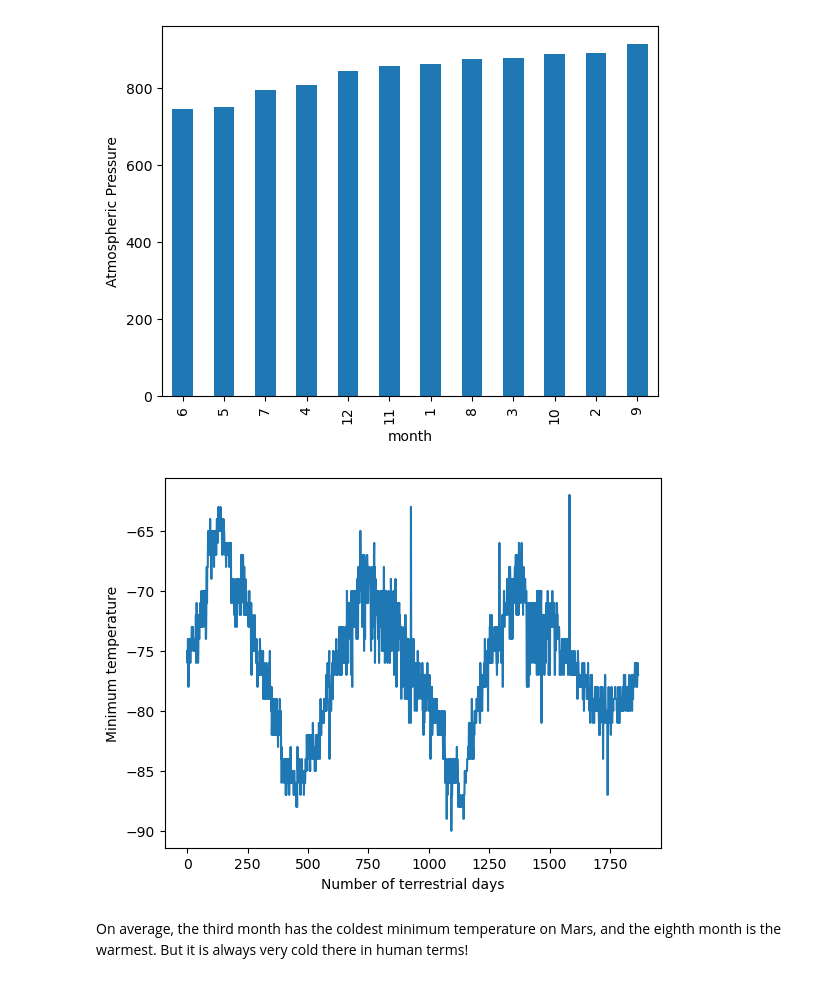
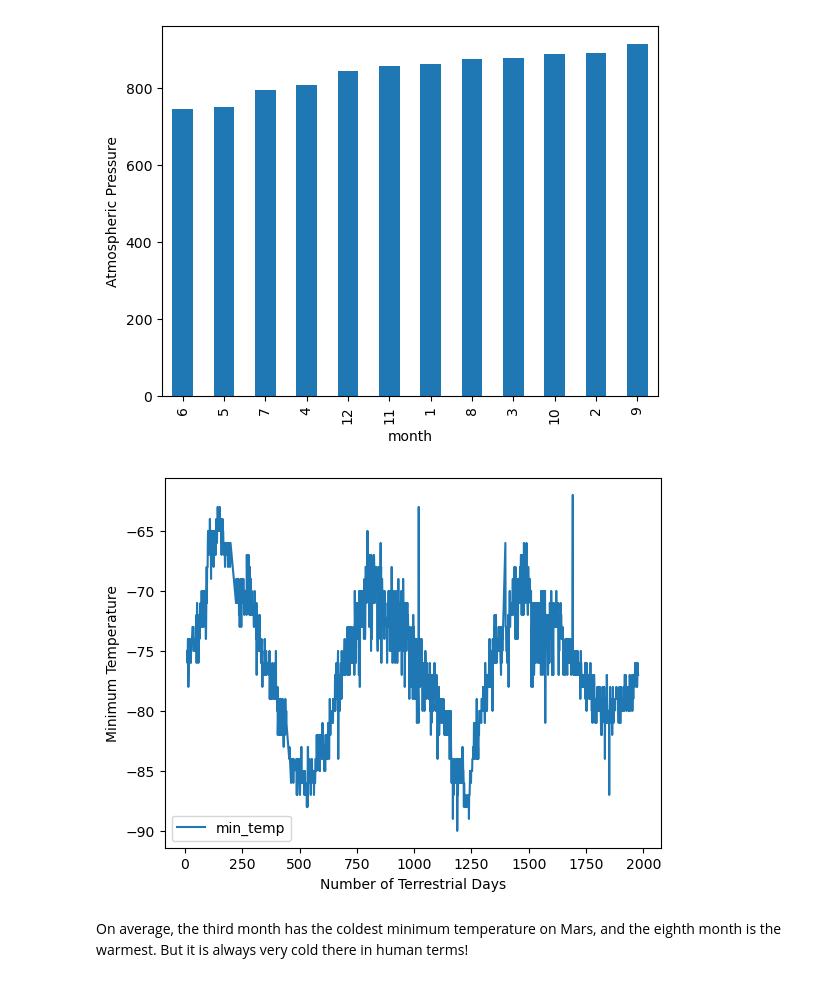
Before and after one commit to EstherBaum/web_scraping_data_analysis, a Jupyter notebook: mars_scarping_analysis/part_2_mars_weather.ipynb, the cells around one changed output. Cells and saved outputs as stored; diff of their text form; code cells hidden in the pictures.

```diff
--- a/mars_scarping_analysis/part_2_mars_weather.ipynb
+++ b/mars_scarping_analysis/part_2_mars_weather.ipynb
@@ -136,2 +144,25 @@ dtype: object
+# %%
+# Change data types for data analysis
+
+#USE THIS ONE ONCE YOU'VE FIGURED OUT THE TABLE
+
+#mars_info_df['id'] = mars_info_df['id'].astype('object')
+#mars_info_df['terrestrial_date'] = mars_info_df['terrestrial_date'].astype('datetime64[D]')
+#mars_info_df['sol'] = mars_info_df['sol'].astype('int')
+#mars_info_df['ls'] = mars_info_df['ls'].astype('int')
+#mars_info_df['month'] = mars_info_df['month'].astype('int')
+#mars_info_df['min_temp'] = mars_info_df['min_temp'].astype('float')
+#mars_info_df['pressure'] = mars_info_df['pressure'].astype('float')
+
+
+# FOR PANDAS TABLE
+
+mars_df['id'] = mars_df['id'].astype('object')
+mars_df['terrestrial_date'] = mars_df['terrestrial_date'].astype('datetime64[D]')
+mars_df['sol'] = mars_df['sol'].astype('int')
+mars_df['ls'] = mars_df['ls'].astype('int')
+mars_df['month'] = mars_df['month'].astype('int')
+mars_df['min_temp'] = mars_df['min_temp'].astype('float')
+mars_df['pressure'] = mars_df['pressure'].astype('float')
 # %%
 # Confirm type changes were successful by examining data types again
@@ -228,6 +303,11 @@ Name: pressure, dtype: float64
 [figure]
 # %%
 # 5. How many terrestrial (earth) days are there in a Martian year?
+
+min_temps = mars_df.plot.line(x='sol', y='min_temp')
+min_temps.set_xlabel('Number of Terrestrial Days')
+min_temps.set_ylabel('Minimum Temperature')
+plt.show()
 # %% [output]
-[figure, old version]
+[figure, new version]
 # %% [markdown]
```
Also changed, not shown: parts of 12 cells of this notebook, 1 other file.
